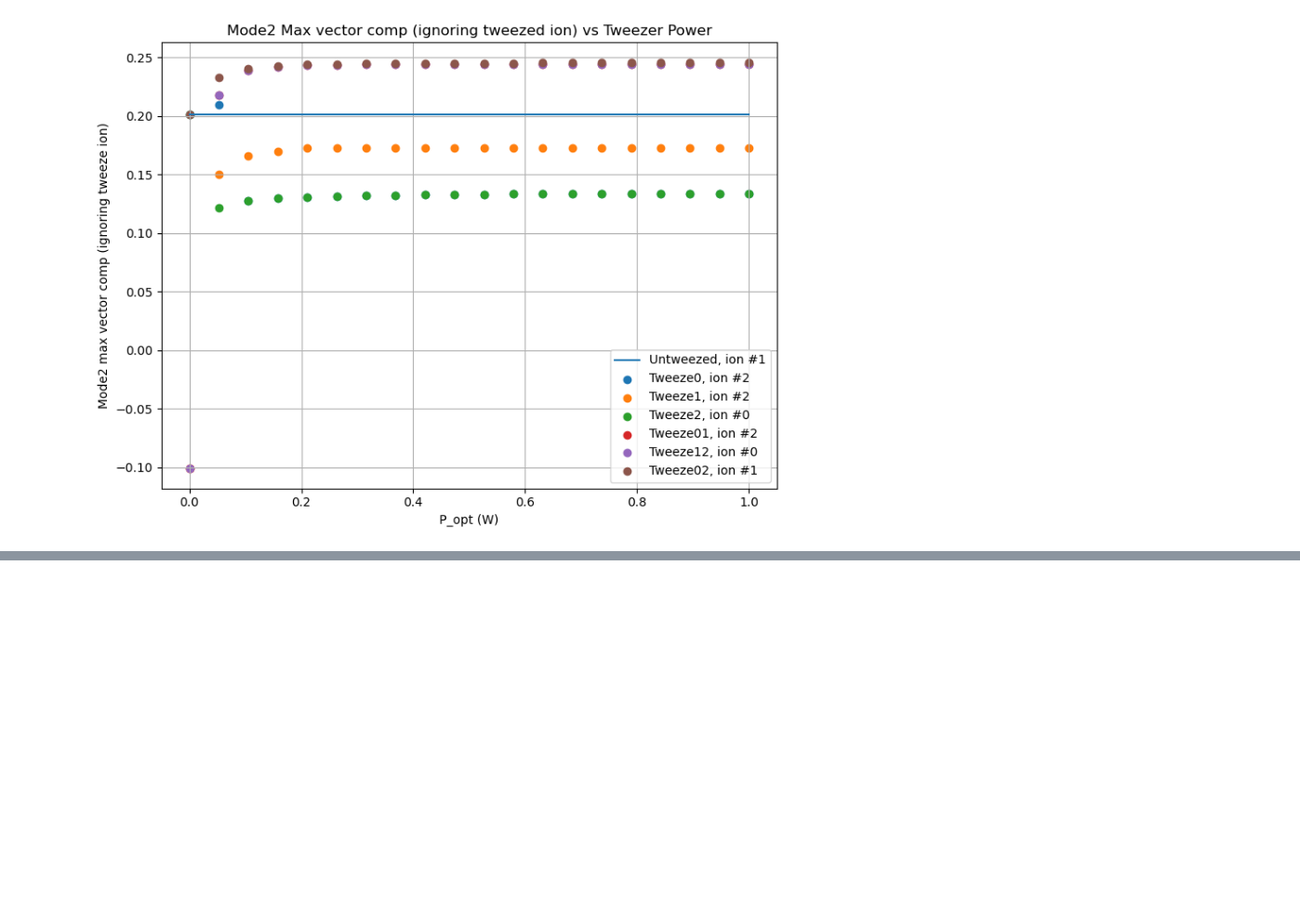
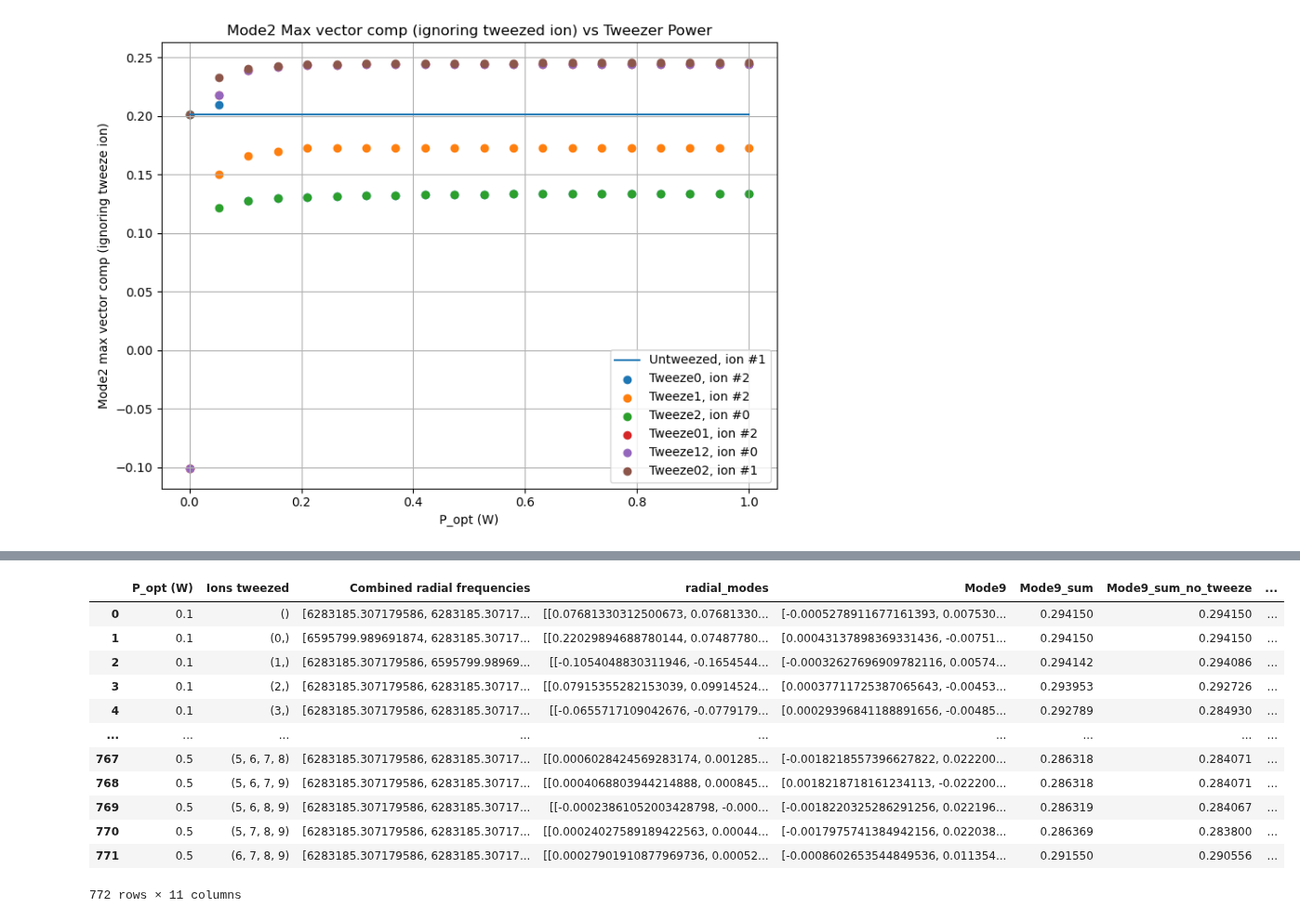
Before and after one commit to SQRLab/BladeRunner, a Jupyter notebook: Tweezers/SBC_Speedup.ipynb, the cells around one changed output, grey strips where cells are left out. Shown at 93% size. Saved outputs shown, nothing was run; the diff lists cells and outputs as text; code cells hidden in the pictures; blank space fills up the shorter version.

```diff
--- a/Tweezers/SBC_Speedup.ipynb
+++ b/Tweezers/SBC_Speedup.ipynb
@@ -496,0 +573,16 @@ plt.show()
+# %%
+split_by_modes_N10["Mode9"]
+# %% [output]
+|  | P_opt (W) | Ions tweezed | Combined radial frequencies | radial_modes | Mode9 | Mode9_sum | Mode9_sum_no_tweeze | ... |
+| 0 | 0.1 | () | [6283185.307179586, 6283185.30717... | [[0.07681330312500673, 0.07681330... | [-0.0005278911677161393, 0.007530... | 0.294150 | 0.294150 | ... |
+| 1 | 0.1 | (0,) | [6595799.989691874, 6283185.30717... | [[0.22029894688780144, 0.07487780... | [0.00043137898369331436, -0.00751... | 0.294150 | 0.294150 | ... |
+| 2 | 0.1 | (1,) | [6283185.307179586, 6595799.98969... | [[-0.1054048830311946, -0.1654544... | [-0.00032627696909782116, 0.00574... | 0.294142 | 0.294086 | ... |
+| 3 | 0.1 | (2,) | [6283185.307179586, 6283185.30717... | [[0.07915355282153039, 0.09914524... | [0.00037711725387065643, -0.00453... | 0.293953 | 0.292726 | ... |
+| 4 | 0.1 | (3,) | [6283185.307179586, 6283185.30717... | [[-0.0655717109042676, -0.0779179... | [0.00029396841188891656, -0.00485... | 0.292789 | 0.284930 | ... |
+| ... | ... | ... | ... | ... | ... | ... | ... | ... |
+| 767 | 0.5 | (5, 6, 7, 8) | [6283185.307179586, 6283185.30717... | [[0.0006028424569283174, 0.001285... | [-0.0018218557396627822, 0.022200... | 0.286318 | 0.284071 | ... |
+| 768 | 0.5 | (5, 6, 7, 9) | [6283185.307179586, 6283185.30717... | [[0.0004068803944214888, 0.000845... | [0.0018218718161234113, -0.022200... | 0.286318 | 0.284071 | ... |
+| 769 | 0.5 | (5, 6, 8, 9) | [6283185.307179586, 6283185.30717... | [[-0.00023861052003428798, -0.000... | [-0.0018220325286291256, 0.022196... | 0.286319 | 0.284067 | ... |
+| 770 | 0.5 | (5, 7, 8, 9) | [6283185.307179586, 6283185.30717... | [[0.00024027589189422563, 0.00044... | [-0.0017975741384942156, 0.022038... | 0.286369 | 0.283800 | ... |
+| 771 | 0.5 | (6, 7, 8, 9) | [6283185.307179586, 6283185.30717... | [[0.00027901910877969736, 0.00052... | [-0.0008602653544849536, 0.011354... | 0.291550 | 0.290556 | ... |
+772 rows × 11 columns
```
Also changed, not shown: parts of 13 cells of this notebook, 1 other file.
